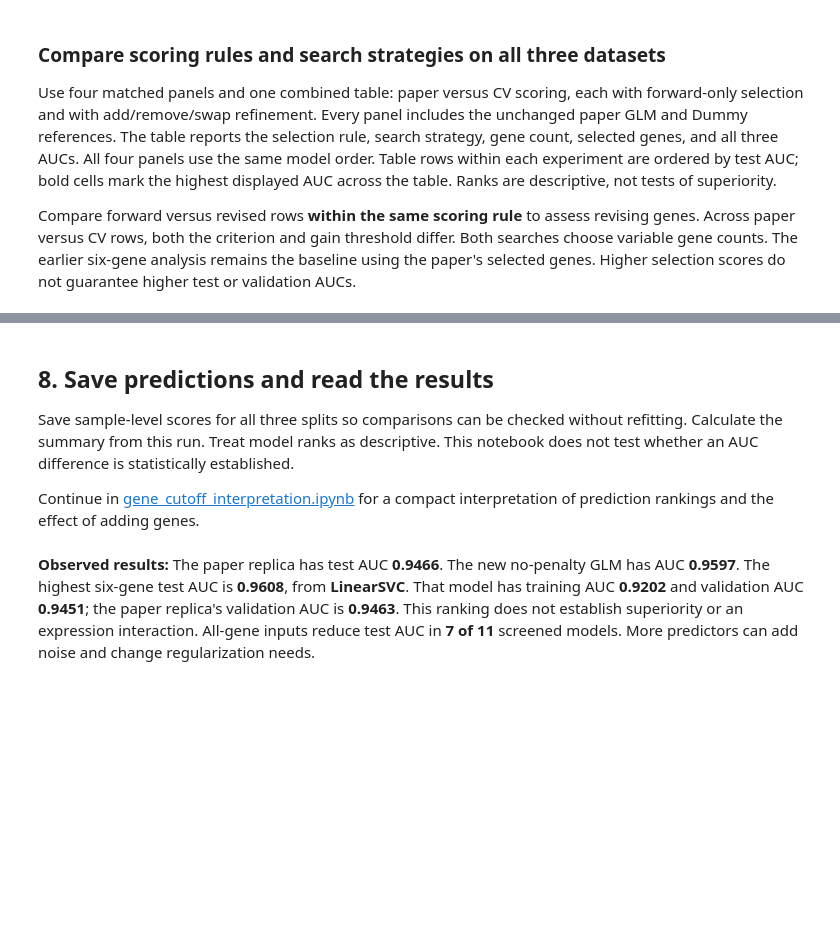
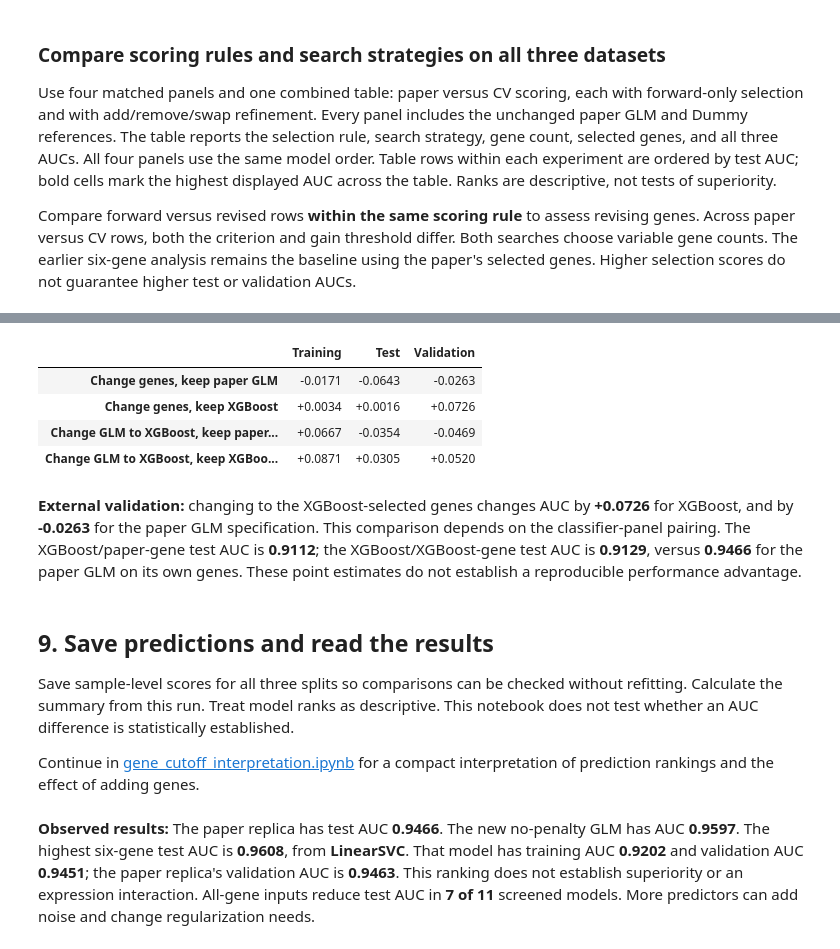
Before and after one commit to alenzimic/cfRNA_TB, a Jupyter notebook: Scripts_For_Manuscript/gene_interactions.ipynb, the cells around one changed output, grey strips where cells are left out. Drawn from its saved outputs; the diff is of its cells as text; code cells hidden in the pictures; blank space fills up the shorter version.

```diff
--- a/Scripts_For_Manuscript/gene_interactions.ipynb
+++ b/Scripts_For_Manuscript/gene_interactions.ipynb
@@ -2308,5 +2519,44 @@ save_prediction_scores({
+# %%
+panel_key_rows = panel_results.set_index(["panel", "model"])
+panel_contrasts = pd.DataFrame({
+    "Change genes, keep paper GLM":
+        panel_key_rows.loc[(XGB_PANEL, "GFS"), auc_columns]
+        - panel_key_rows.loc[(PAPER_PANEL, "GFS"), auc_columns],
+    "Change genes, keep XGBoost":
+        panel_key_rows.loc[(XGB_PANEL, "XGBClassifier"), auc_columns]
+        - panel_key_rows.loc[(PAPER_PANEL, "XGBClassifier"), auc_columns],
+    "Change GLM to XGBoost, keep paper genes":
+        panel_key_rows.loc[(PAPER_PANEL, "XGBClassifier"), auc_columns]
+        - panel_key_rows.loc[(PAPER_PANEL, "GFS"), auc_columns],
+    "Change GLM to XGBoost, keep XGBoost genes":
+        panel_key_rows.loc[(XGB_PANEL, "XGBClassifier"), auc_columns]
+        - panel_key_rows.loc[(XGB_PANEL, "GFS"), auc_columns],
+}).T.astype(float)
+panel_contrasts.columns = list(SPLIT_NAMES.values())
+panel_contrasts.to_csv(OUTPUT / "six_gene_panel_contrasts.csv")
+display(panel_contrasts.style.format("{:+.4f}"))
+display(Markdown(
+    f"**External validation:** changing to the XGBoost-selected genes changes AUC "
+    f"by **{panel_contrasts.loc['Change genes, keep XGBoost', 'Validation']:+.4f}** "
+    f"for XGBoost, and by **{panel_contrasts.loc['Change genes, keep paper GLM', 'Validation']:+.4f}** "
+    "for the paper GLM specification. This comparison depends on the classifier-panel pairing. "
+    f"The XGBoost/paper-gene test AUC is "
+    f"**{panel_key_rows.loc[(PAPER_PANEL, 'XGBClassifier'), 'test_auc']:.4f}**; "
+    f"the XGBoost/XGBoost-gene test AUC is "
+    f"**{panel_key_rows.loc[(XGB_PANEL, 'XGBClassifier'), 'test_auc']:.4f}**, "
+    f"versus **{panel_key_rows.loc[(PAPER_PANEL, 'GFS'), 'test_auc']:.4f}** "
+    "for the paper GLM on its own genes. These point estimates do not establish "
+    "a reproducible performance advantage."
+))
+# %% [output]
+|  | Training | Test | Validation |
+| Change genes, keep paper GLM | -0.0171 | -0.0643 | -0.0263 |
+| Change genes, keep XGBoost | +0.0034 | +0.0016 | +0.0726 |
+| Change GLM to XGBoost, keep paper... | +0.0667 | -0.0354 | -0.0469 |
+| Change GLM to XGBoost, keep XGBoo... | +0.0871 | +0.0305 | +0.0520 |
+**External validation:** changing to the XGBoost-selected genes changes AUC by **+0.0726** for XGBoost, and by **-0.0263** for the paper GLM specification. This comparison depends on the classifier-panel pairing. The XGBoost/paper-gene test AUC is **0.9112**; the XGBoost/XGBoost-gene test AUC is **0.9129**, versus **0.9466** for the paper GLM on its own genes. These point estimates do not establish a reproducible performance advantage.
 # %% [markdown]
-## 8. Save predictions and read the results
+## 9. Save predictions and read the results
 
 Save sample-level scores for all three splits so comparisons can be checked
 without refitting.
```
Also changed, not shown: parts of 8 cells of this notebook, 8 other files.
